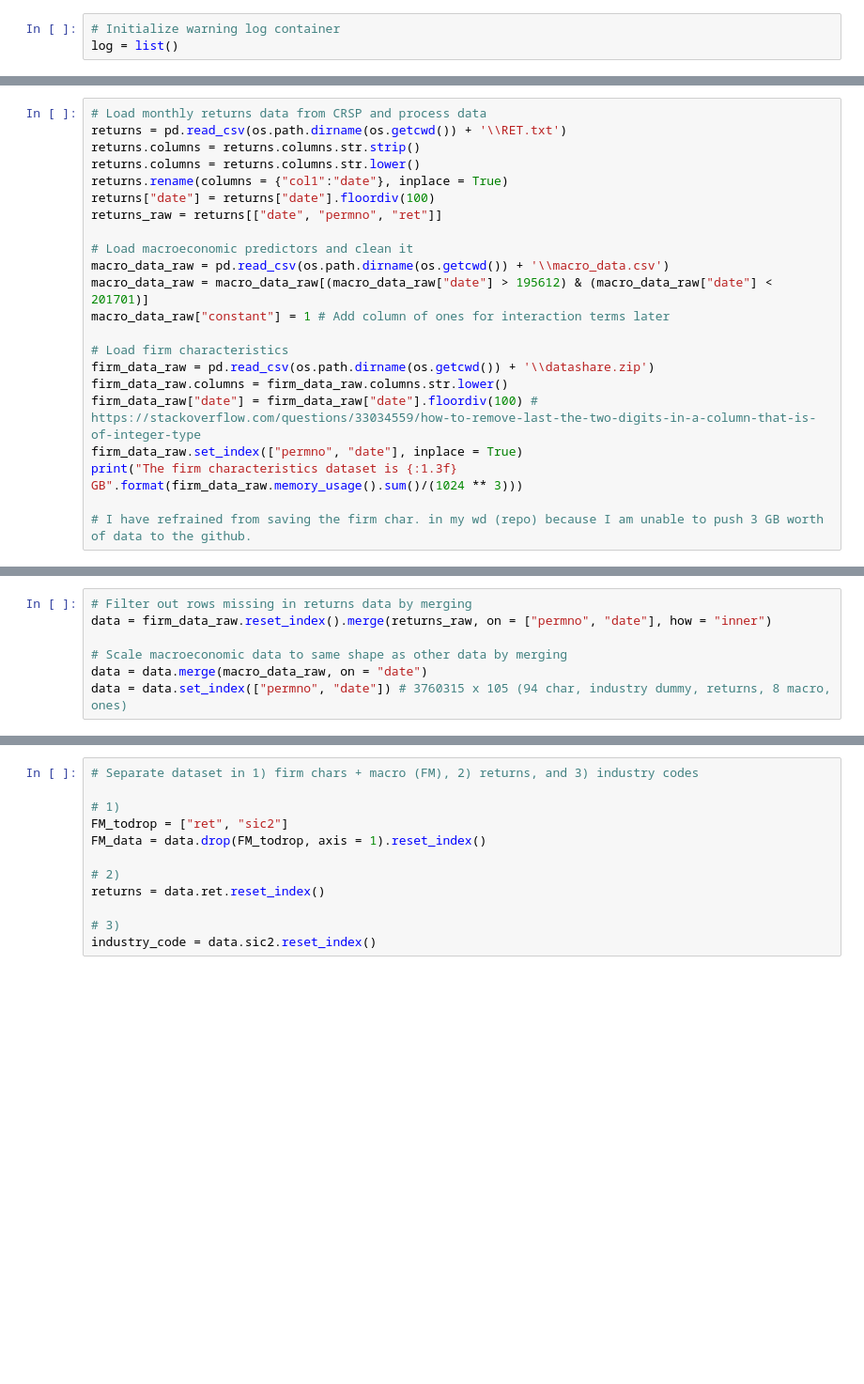
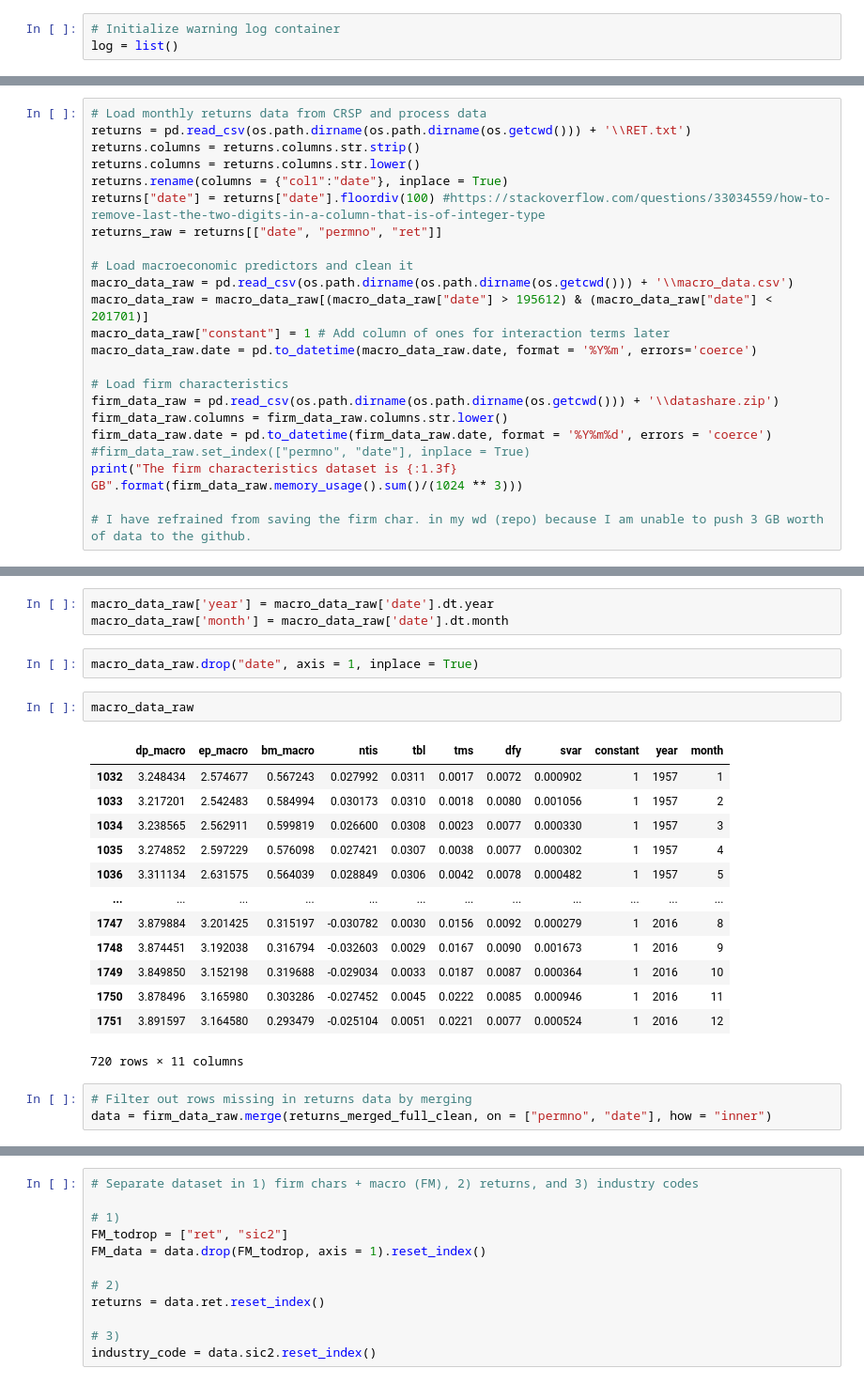
Before and after one commit to fikus44/Masters-Thesis, a Jupyter notebook: Old scripts/Data Processing PCA.ipynb, the cells around one changed output, grey strips where cells are left out. Shown at 94% size. Drawn from its saved outputs; the diff is of its cells as text; blank space fills up the shorter version.

```diff
--- a/Old scripts/Data Processing PCA.ipynb
+++ b/Old scripts/Data Processing PCA.ipynb
@@ -27,22 +37,23 @@ os.getcwd()
 # %%
 # Load monthly returns data from CRSP and process data
-returns = pd.read_csv(os.path.dirname(os.getcwd()) + '\\RET.txt')
+returns = pd.read_csv(os.path.dirname(os.path.dirname(os.getcwd())) + '\\RET.txt')
 returns.columns = returns.columns.str.strip()
 returns.columns = returns.columns.str.lower()
 returns.rename(columns = {"col1":"date"}, inplace = True)
-returns["date"] = returns["date"].floordiv(100)
+returns["date"] = returns["date"].floordiv(100) #https://stackoverflow.com/questions/33034559/how-to-remove-last-the-two-digits-in-a-column-that-is-of-integer-type
 returns_raw = returns[["date", "permno", "ret"]]
 
 # Load macroeconomic predictors and clean it
-macro_data_raw = pd.read_csv(os.path.dirname(os.getcwd()) + '\\macro_data.csv')
+macro_data_raw = pd.read_csv(os.path.dirname(os.path.dirname(os.getcwd())) + '\\macro_data.csv')
 macro_data_raw = macro_data_raw[(macro_data_raw["date"] > 195612) & (macro_data_raw["date"] < 201701)]
 macro_data_raw["constant"] = 1 # Add column of ones for interaction terms later
+macro_data_raw.date = pd.to_datetime(macro_data_raw.date, format = '%Y%m', errors='coerce')
 
 # Load firm characteristics
-firm_data_raw = pd.read_csv(os.path.dirname(os.getcwd()) + '\\datashare.zip')
+firm_data_raw = pd.read_csv(os.path.dirname(os.path.dirname(os.getcwd())) + '\\datashare.zip')
 firm_data_raw.columns = firm_data_raw.columns.str.lower()
-firm_data_raw["date"] = firm_data_raw["date"].floordiv(100) # https://stackoverflow.com/questions/33034559/how-to-remove-last-the-two-digits-in-a-column-that-is-of-integer-type
-firm_data_raw.set_index(["permno", "date"], inplace = True)
+firm_data_raw.date = pd.to_datetime(firm_data_raw.date, format = '%Y%m%d', errors = 'coerce')
+#firm_data_raw.set_index(["permno", "date"], inplace = True)
 print("The firm characteristics dataset is {:1.3f} GB".format(firm_data_raw.memory_usage().sum()/(1024 ** 3)))
 
 # I have refrained from saving the firm char. in my wd (repo) because I am unable to push 3 GB worth of data to the github.
@@ -54,7 +156,24 @@ tb.downcast(macro_data_raw)
+# %%
+macro_data_raw['year'] = macro_data_raw['date'].dt.year
+macro_data_raw['month'] = macro_data_raw['date'].dt.month
+# %%
+macro_data_raw.drop("date", axis = 1, inplace = True)
+# %%
+macro_data_raw
+# %% [output]
+|  | dp_macro | ep_macro | bm_macro | ntis | tbl | tms | dfy | svar | constant | year | month |
+| 1032 | 3.248434 | 2.574677 | 0.567243 | 0.027992 | 0.0311 | 0.0017 | 0.0072 | 0.000902 | 1 | 1957 | 1 |
+| 1033 | 3.217201 | 2.542483 | 0.584994 | 0.030173 | 0.0310 | 0.0018 | 0.0080 | 0.001056 | 1 | 1957 | 2 |
+| 1034 | 3.238565 | 2.562911 | 0.599819 | 0.026600 | 0.0308 | 0.0023 | 0.0077 | 0.000330 | 1 | 1957 | 3 |
+| 1035 | 3.274852 | 2.597229 | 0.576098 | 0.027421 | 0.0307 | 0.0038 | 0.0077 | 0.000302 | 1 | 1957 | 4 |
+| 1036 | 3.311134 | 2.631575 | 0.564039 | 0.028849 | 0.0306 | 0.0042 | 0.0078 | 0.000482 | 1 | 1957 | 5 |
+| ... | ... | ... | ... | ... | ... | ... | ... | ... | ... | ... | ... |
+| 1747 | 3.879884 | 3.201425 | 0.315197 | -0.030782 | 0.0030 | 0.0156 | 0.0092 | 0.000279 | 1 | 2016 | 8 |
+| 1748 | 3.874451 | 3.192038 | 0.316794 | -0.032603 | 0.0029 | 0.0167 | 0.0090 | 0.001673 | 1 | 2016 | 9 |
+| 1749 | 3.849850 | 3.152198 | 0.319688 | -0.029034 | 0.0033 | 0.0187 | 0.0087 | 0.000364 | 1 | 2016 | 10 |
+| 1750 | 3.878496 | 3.165980 | 0.303286 | -0.027452 | 0.0045 | 0.0222 | 0.0085 | 0.000946 | 1 | 2016 | 11 |
+| 1751 | 3.891597 | 3.164580 | 0.293479 | -0.025104 | 0.0051 | 0.0221 | 0.0077 | 0.000524 | 1 | 2016 | 12 |
+720 rows × 11 columns
 # %%
 # Filter out rows missing in returns data by merging
-data = firm_data_raw.reset_index().merge(returns_raw, on = ["permno", "date"], how = "inner")
-
-# Scale macroeconomic data to same shape as other data by merging
-data = data.merge(macro_data_raw, on = "date")
-data = data.set_index(["permno", "date"]) # 3760315 x 105 (94 char, industry dummy, returns, 8 macro, ones)
+data = firm_data_raw.merge(returns_merged_full_clean, on = ["permno", "date"], how = "inner")
```
Also changed, not shown: parts of 23 cells of this notebook, 8 other files.
